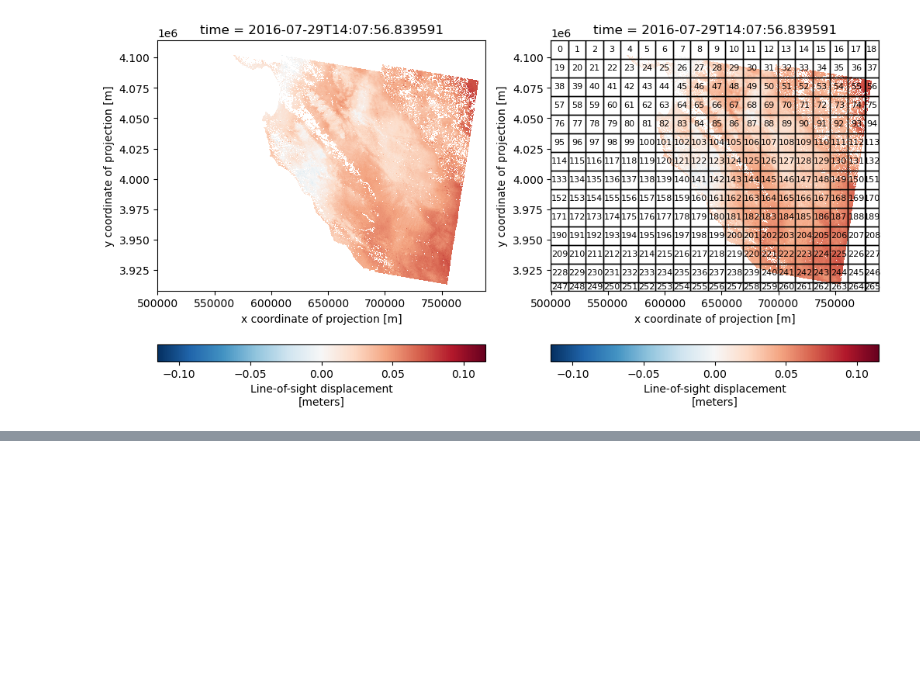
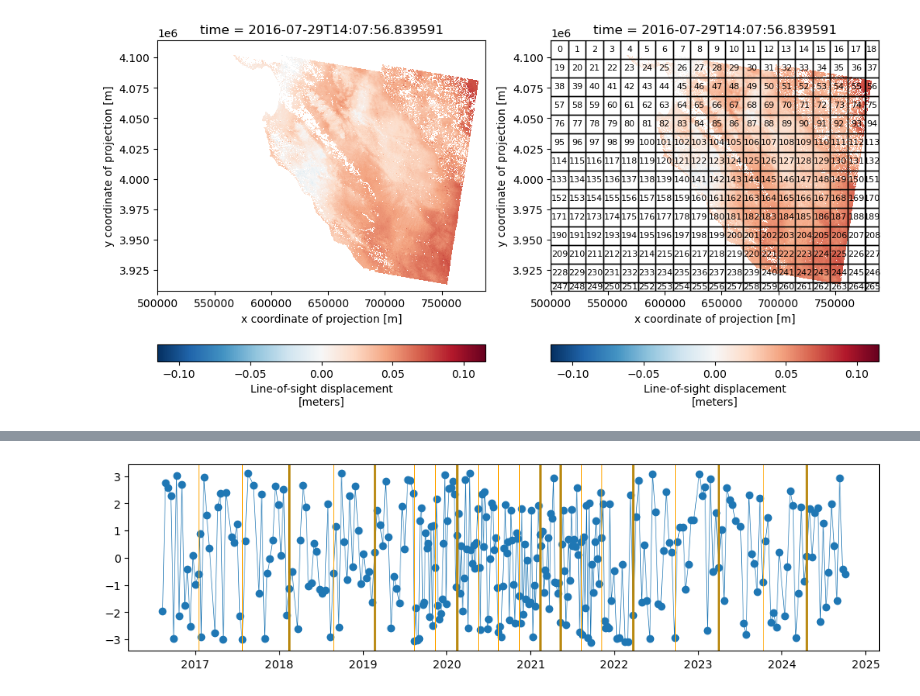
Before and after one commit to mgovorcin/disp_xr_tools, a Jupyter notebook: notebooks/inspect_F11116.ipynb, the cells around one changed output, grey strips where cells are left out. Drawn from its saved outputs; the diff is of its cells as text; code cells hidden in the pictures; blank space fills up the shorter version.

```diff
--- a/notebooks/inspect_F11116.ipynb
+++ b/notebooks/inspect_F11116.ipynb
@@ -178,0 +234,7 @@ Text(0, 0.5, 'radian')
+# %%
+fig, ax = plt.subplots(1, figsize=(12,3))
+ax.plot(dt, wrap(dif_phase),'-o', lw=0.5)
+for p in re_ref_data.time[14::15].values: ax.axvline(p, color='orange', lw=0.7)
+for p in re_ref_data.time[14::15].values[[2, 4, 7, 11, 12,15, 17, 19]]: ax.axvline(p, color='darkgoldenrod', lw=2)
+# %% [output]
+[figure, added]
```
Also changed, not shown: parts of 28 cells of this notebook, 2 other files.
